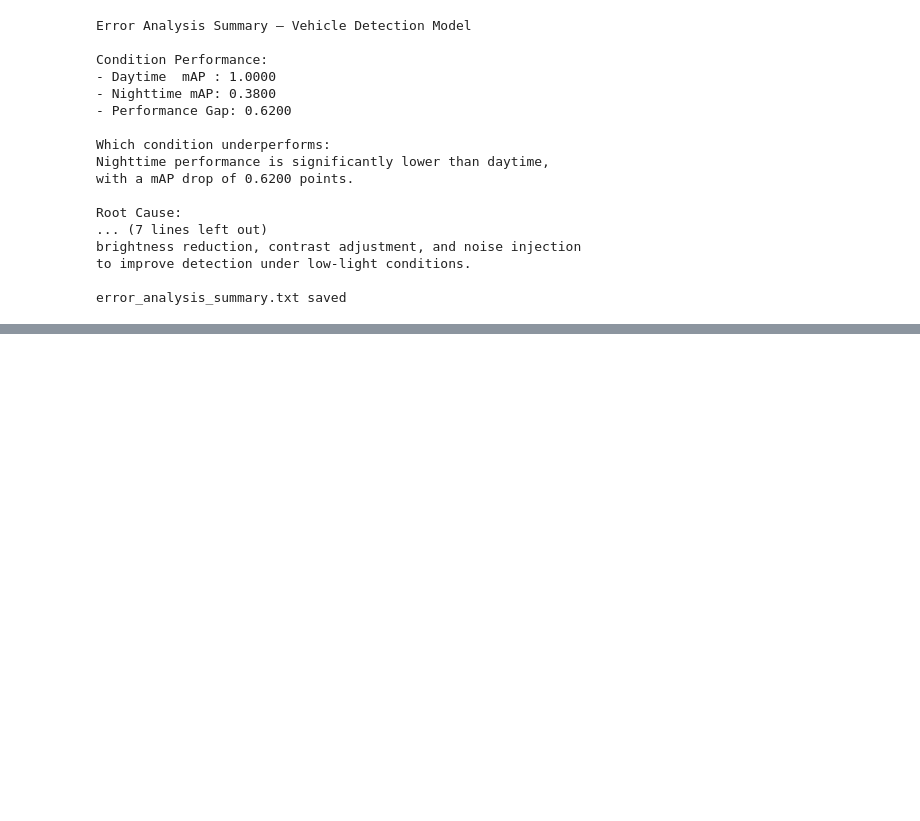
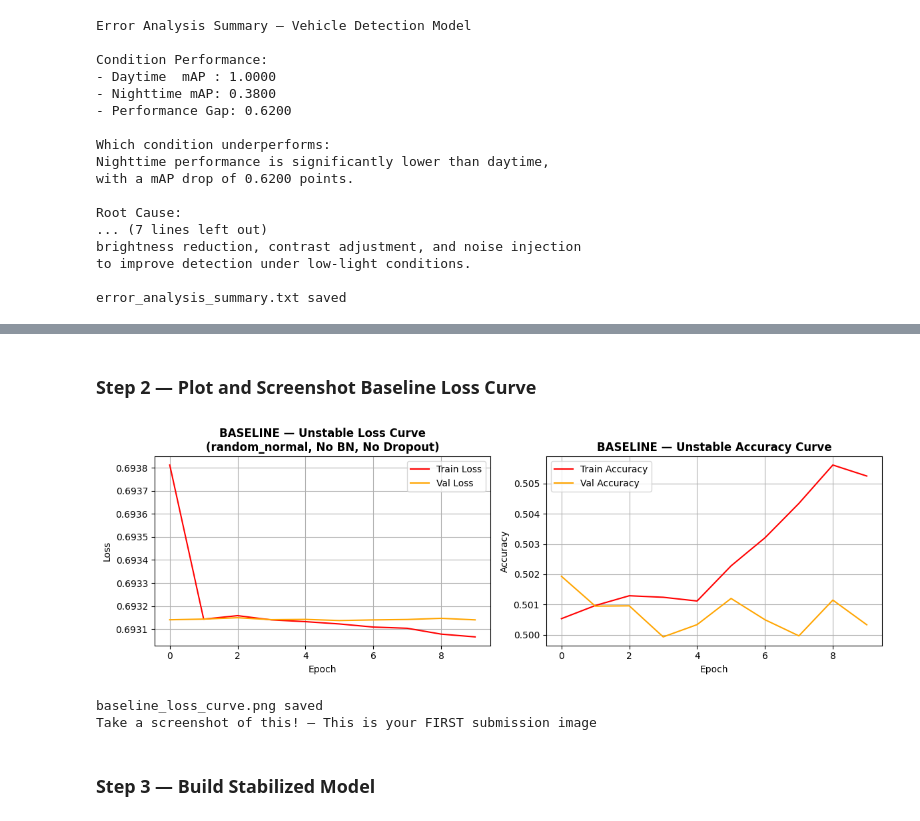
Before and after one commit to wandiyajames-arch/computer_vision, a Jupyter notebook: ground_truth.ipynb, the cells around one changed output, grey strips where cells are left out. Cells and saved outputs as stored; diff of their text form; code cells hidden in the pictures; blank space fills up the shorter version.

Commit message:
stablized loss curve

```diff
--- a/ground_truth.ipynb
+++ b/ground_truth.ipynb
@@ -274,0 +394,43 @@ error_analysis_summary.txt saved
+# %% [markdown]
+### Step 2 — Plot and Screenshot Baseline Loss Curve
+# %%
+# ============================================
+# Plot BASELINE loss curve — Take screenshot!
+# ============================================
+plt.figure(figsize=(12, 4))
+
+plt.subplot(1, 2, 1)
+plt.plot(unstable_history.history['loss'],
+         label='Train Loss', color='red')
+plt.plot(unstable_history.history['val_loss'],
+         label='Val Loss', color='orange')
+plt.title('BASELINE — Unstable Loss Curve\n(random_normal, No BN, No Dropout)',
+          fontweight='bold')
+plt.xlabel('Epoch')
+plt.ylabel('Loss')
+plt.legend()
+plt.grid(True)
+
+plt.subplot(1, 2, 2)
+plt.plot(unstable_history.history['accuracy'],
+         label='Train Accuracy', color='red')
+plt.plot(unstable_history.history['val_accuracy'],
+         label='Val Accuracy', color='orange')
+plt.title('BASELINE — Unstable Accuracy Curve',
+          fontweight='bold')
+plt.xlabel('Epoch')
+plt.ylabel('Accuracy')
+plt.legend()
+plt.grid(True)
+
+plt.tight_layout()
+plt.savefig('baseline_loss_curve.png', dpi=150, bbox_inches='tight')
+plt.show()
+print("baseline_loss_curve.png saved")
+print("Take a screenshot of this! — This is your FIRST submission image")
+# %% [output]
+[figure, added]
+baseline_loss_curve.png saved
+Take a screenshot of this! — This is your FIRST submission image
+# %% [markdown]
+### Step 3 — Build Stabilized Model
```
Also changed, not shown: parts of 7 cells of this notebook, 3 other files.
